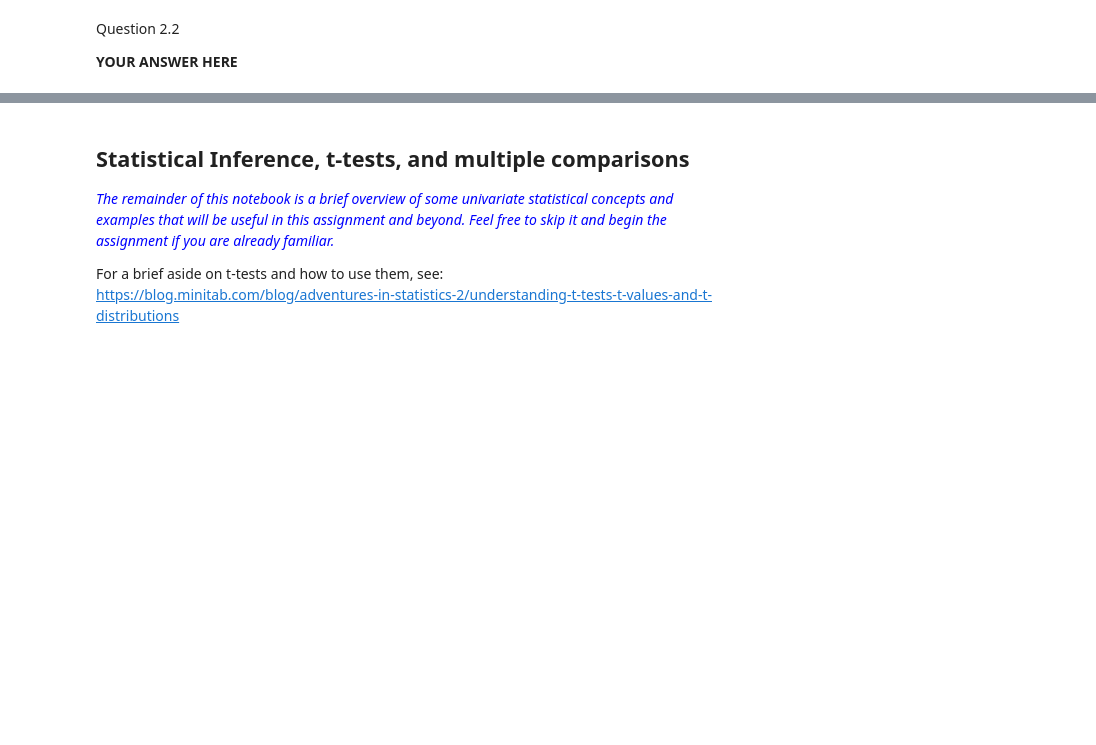
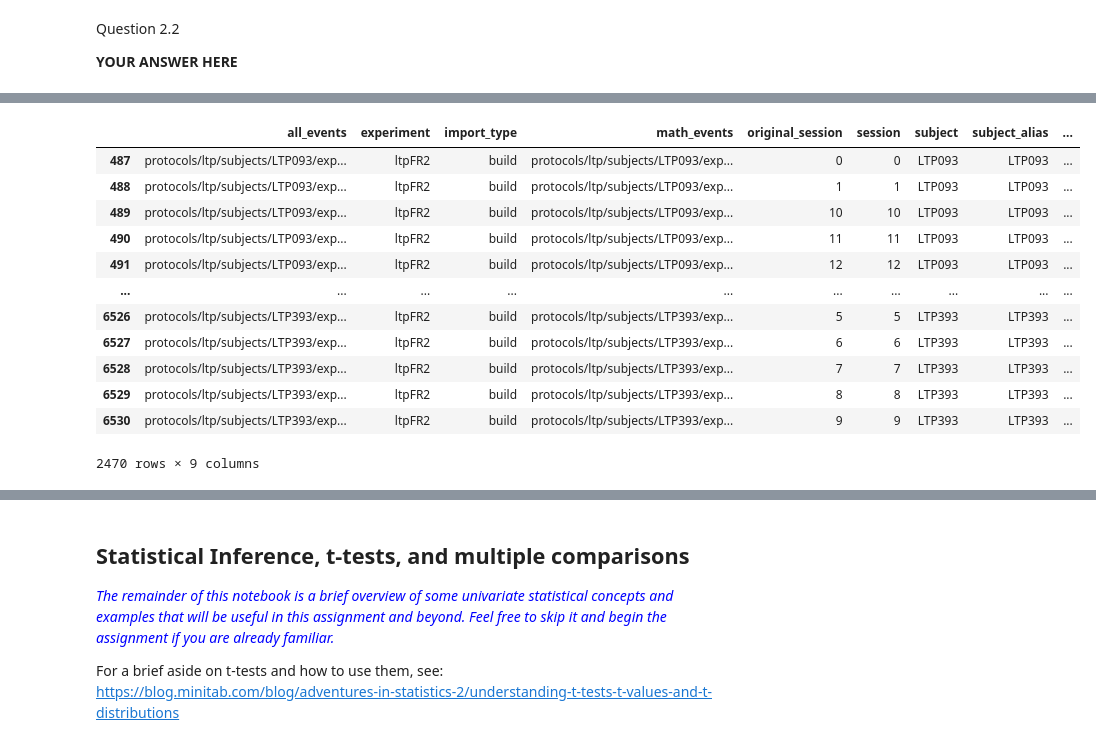
Before and after one commit to pennmem/COGS4290_DataMemoryBrains, a Jupyter notebook: Assignment_3.ipynb, the cells around one changed output, grey strips where cells are left out. Saved outputs shown, nothing was run; the diff lists cells and outputs as text; code cells hidden in the pictures; blank space fills up the shorter version.

```diff
--- a/Assignment_2A.ipynb
+++ b/Assignment_3.ipynb
@@ -404,0 +384,19 @@ Question 2.2
+# %%
+exp = 'ltpFR2'                      # LTPFR2 experiment
+df = cml.get_data_index('ltp')
+df = df.query("experiment == @exp")     # select only LTPFR2 sessions
+df
+# %% [output]
+|  | all_events | experiment | import_type | math_events | original_session | session | subject | subject_alias | ... |
+| 487 | protocols/ltp/subjects/LTP093/exp... | ltpFR2 | build | protocols/ltp/subjects/LTP093/exp... | 0 | 0 | LTP093 | LTP093 | ... |
+| 488 | protocols/ltp/subjects/LTP093/exp... | ltpFR2 | build | protocols/ltp/subjects/LTP093/exp... | 1 | 1 | LTP093 | LTP093 | ... |
+| 489 | protocols/ltp/subjects/LTP093/exp... | ltpFR2 | build | protocols/ltp/subjects/LTP093/exp... | 10 | 10 | LTP093 | LTP093 | ... |
+| 490 | protocols/ltp/subjects/LTP093/exp... | ltpFR2 | build | protocols/ltp/subjects/LTP093/exp... | 11 | 11 | LTP093 | LTP093 | ... |
+| 491 | protocols/ltp/subjects/LTP093/exp... | ltpFR2 | build | protocols/ltp/subjects/LTP093/exp... | 12 | 12 | LTP093 | LTP093 | ... |
+| ... | ... | ... | ... | ... | ... | ... | ... | ... | ... |
+| 6526 | protocols/ltp/subjects/LTP393/exp... | ltpFR2 | build | protocols/ltp/subjects/LTP393/exp... | 5 | 5 | LTP393 | LTP393 | ... |
+| 6527 | protocols/ltp/subjects/LTP393/exp... | ltpFR2 | build | protocols/ltp/subjects/LTP393/exp... | 6 | 6 | LTP393 | LTP393 | ... |
+| 6528 | protocols/ltp/subjects/LTP393/exp... | ltpFR2 | build | protocols/ltp/subjects/LTP393/exp... | 7 | 7 | LTP393 | LTP393 | ... |
+| 6529 | protocols/ltp/subjects/LTP393/exp... | ltpFR2 | build | protocols/ltp/subjects/LTP393/exp... | 8 | 8 | LTP393 | LTP393 | ... |
+| 6530 | protocols/ltp/subjects/LTP393/exp... | ltpFR2 | build | protocols/ltp/subjects/LTP393/exp... | 9 | 9 | LTP393 | LTP393 | ... |
+2470 rows × 9 columns
```
Also changed, not shown: parts of 19 cells of this notebook, 3 other files.
